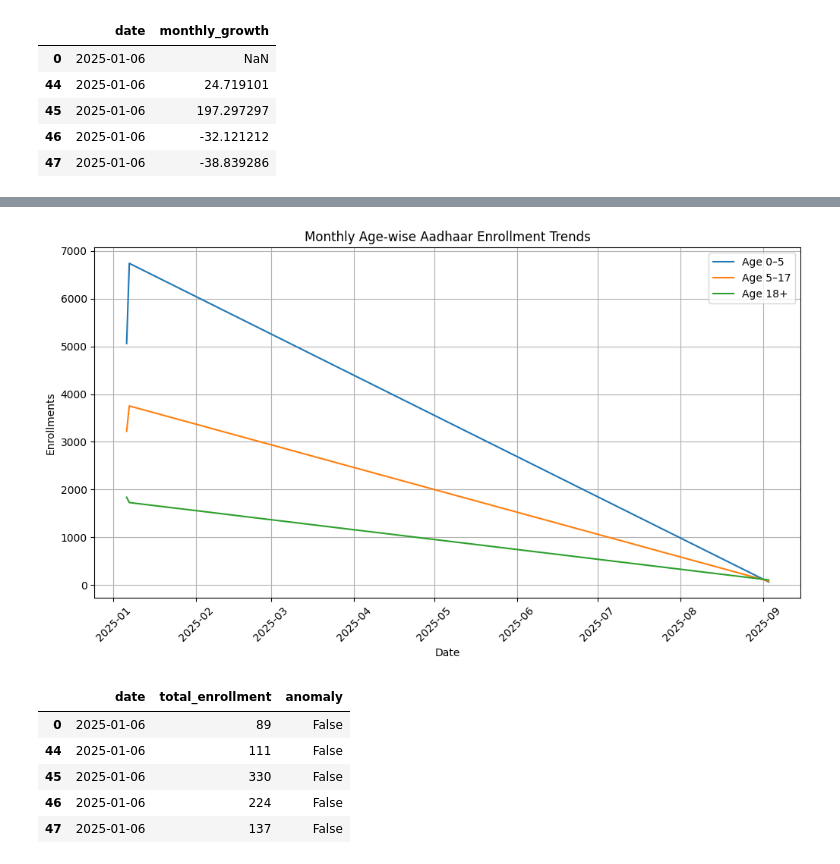
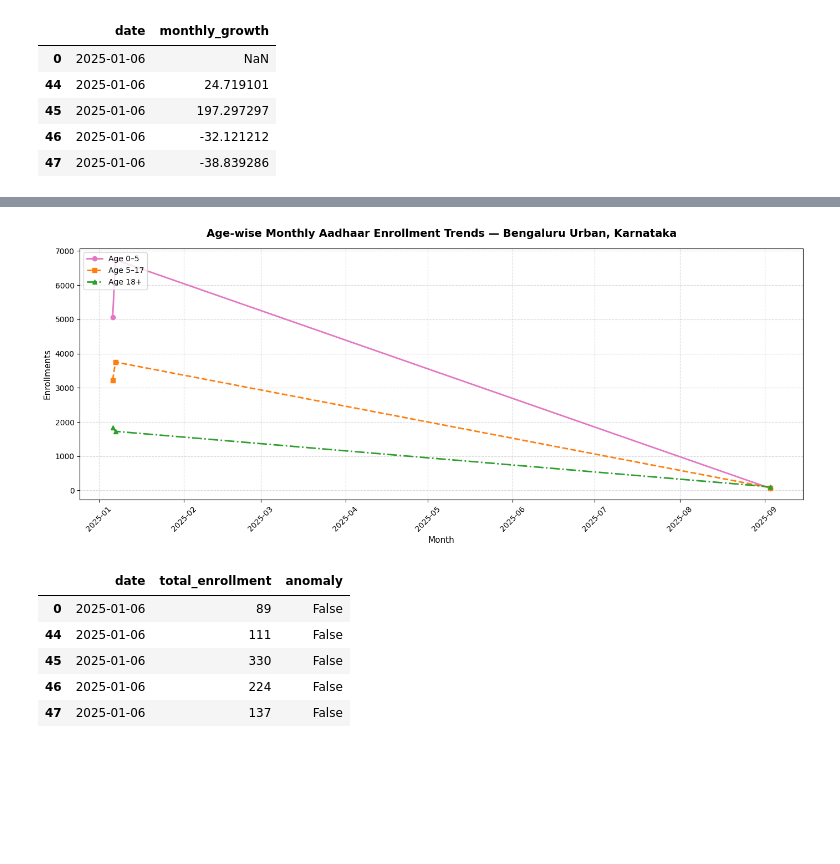
Before and after one commit to VinodhKumar-G/Aadhar-Enrollment-Anomaly-Detection, a Jupyter notebook: Notebook/Analysis.ipynb, the cells around one changed output, grey strips where cells are left out. Cells and saved outputs as stored; diff of their text form; code cells hidden in the pictures; blank space fills up the shorter version.

```diff
--- a/Notebook/Analysis.ipynb
+++ b/Notebook/Analysis.ipynb
@@ -83,21 +100,29 @@ plt.show()
 # %%
 age_monthly = df.groupby('date')[['age_0_5','age_5_17','age_18_greater']].sum().reset_index()
 
-plt.figure(figsize=(12,6))
-plt.plot(age_monthly['date'], age_monthly['age_0_5'], label='Age 0–5')
-plt.plot(age_monthly['date'], age_monthly['age_5_17'], label='Age 5–17')
-plt.plot(age_monthly['date'], age_monthly['age_18_greater'], label='Age 18+')
+fig, ax = plt.subplots(figsize=(14, 6))
 
-plt.title("Monthly Age-wise Aadhaar Enrollment Trends")
-plt.xlabel("Date")
-plt.ylabel("Enrollments")
-plt.xticks(rotation=45)
-plt.legend()
-plt.grid(True)
-plt.savefig("../Visuals/Age-wise plot.png", bbox_inches="tight")
+colors = {'age_0_5': '#e377c2', 'age_5_17': '#ff7f0e', 'age_18_greater': '#2ca02c'}
+labels = {'age_0_5': 'Age 0–5', 'age_5_17': 'Age 5–17', 'age_18_greater': 'Age 18+'}
+styles = {'age_0_5': 'o-', 'age_5_17': 's--', 'age_18_greater': '^-.'}
+
+for col in ['age_0_5', 'age_5_17', 'age_18_greater']:
+    ax.plot(age_monthly['date'], age_monthly[col],
+            styles[col], color=colors[col],
+            linewidth=2, markersize=6, label=labels[col])
+
+ax.set_title('Age-wise Monthly Aadhaar Enrollment Trends — Bengaluru Urban, Karnataka',
+             fontsize=14, fontweight='bold', pad=15)
+ax.set_xlabel('Month', fontsize=11)
+ax.set_ylabel('Enrollments', fontsize=11)
+ax.tick_params(axis='x', rotation=45)
+ax.legend(fontsize=10, loc='upper left')
+ax.grid(True, linestyle='--', alpha=0.5)
+plt.tight_layout()
+plt.savefig('../Visuals/Age-wise plot.png', dpi=150, bbox_inches='tight')
 plt.show()
 # %% [output]
-[figure, old version]
+[figure, new version]
 # %%
 df['z_score'] = stats.zscore(df['total_enrollment'])
 df['anomaly'] = df['z_score'].abs() > 2
```
Also changed, not shown: parts of 2 cells of this notebook, 3 other files.
